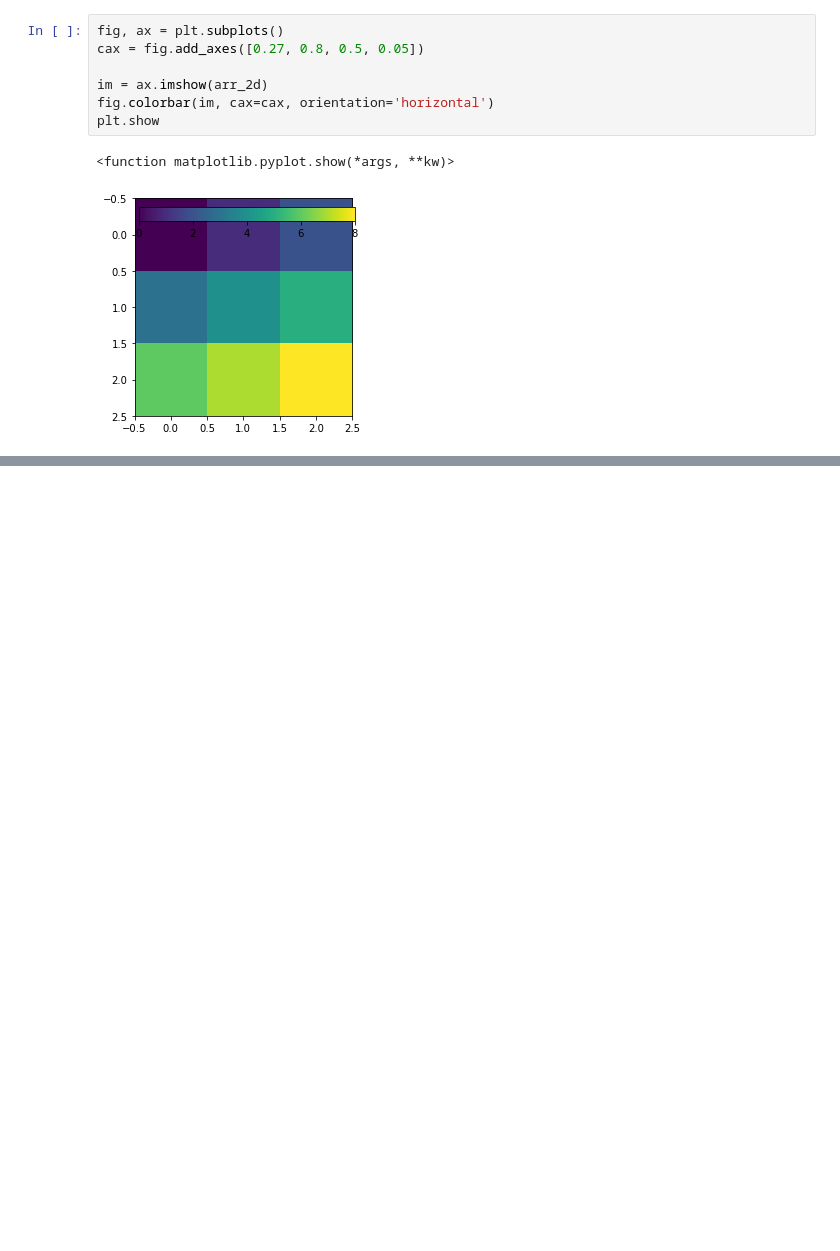
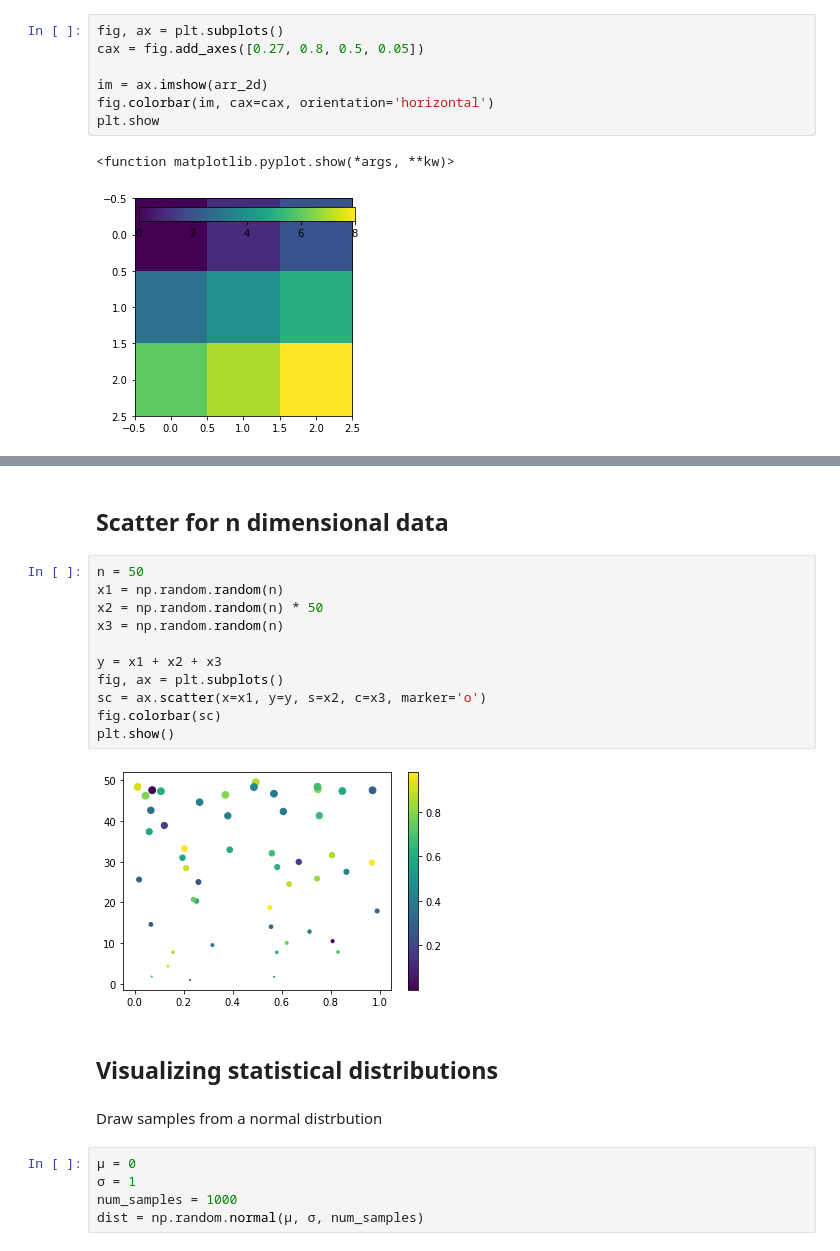
Before and after one commit to HishamAbbassy/PythonTutorial, a Jupyter notebook: Lec5_Matplotlib.ipynb, the cells around one changed output, grey strips where cells are left out. Cells and saved outputs as stored; diff of their text form; blank space fills up the shorter version.

```diff
--- a/Lec5_Matplotlib.ipynb
+++ b/Lec5_Matplotlib.ipynb
@@ -290,0 +322,24 @@ plt.show
+# %% [markdown]
+## Scatter for n dimensional data
+# %%
+n = 50
+x1 = np.random.random(n)
+x2 = np.random.random(n) * 50
+x3 = np.random.random(n)
+
+y = x1 + x2 + x3
+fig, ax = plt.subplots()
+sc = ax.scatter(x=x1, y=y, s=x2, c=x3, marker='o')
+fig.colorbar(sc)
+plt.show()
+# %% [output]
+[figure, added]
+# %% [markdown]
+## Visualizing statistical distributions
+# %% [markdown]
+Draw samples from a normal distrbution
+# %%
+μ = 0
+σ = 1
+num_samples = 1000
+dist = np.random.normal(μ, σ, num_samples)
```
Also changed, not shown: parts of 46 cells of this notebook.
